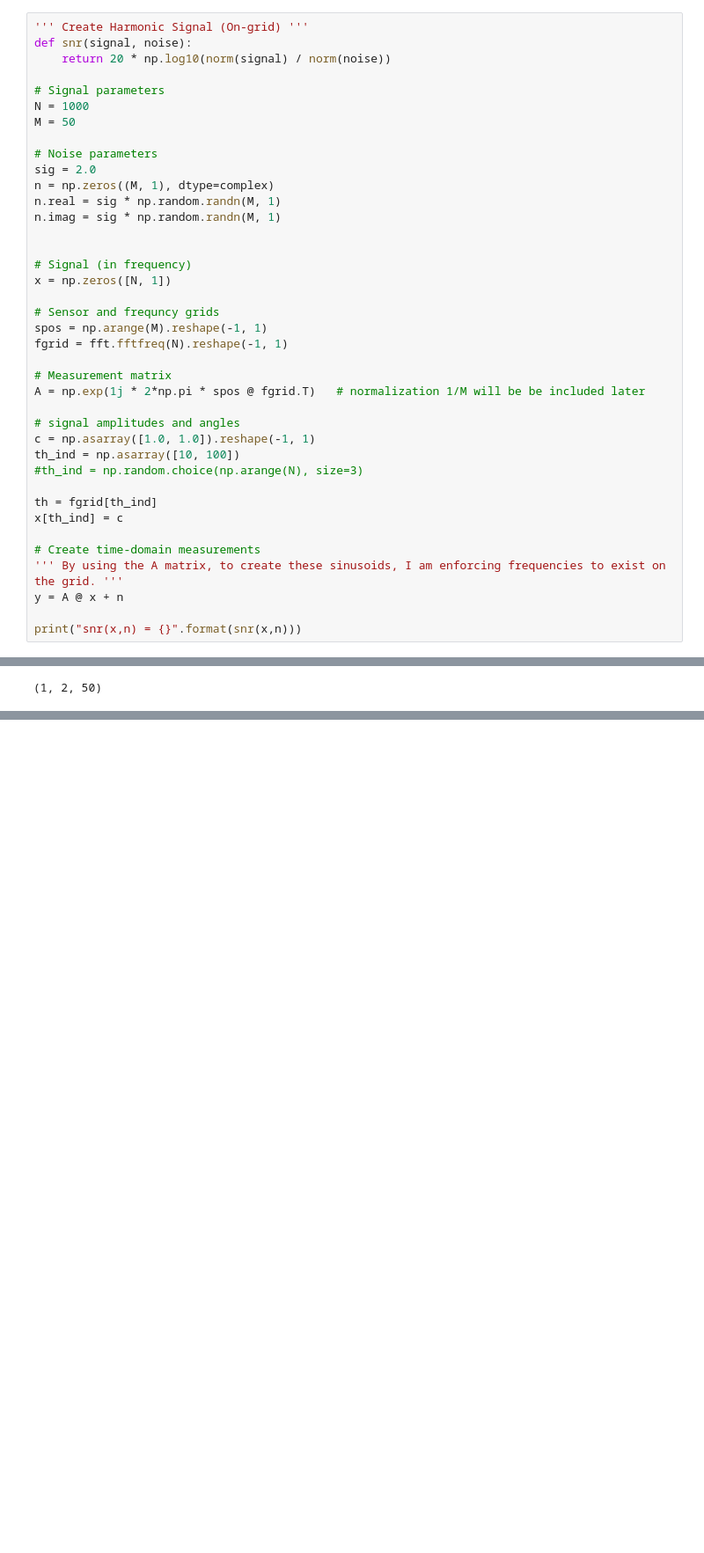
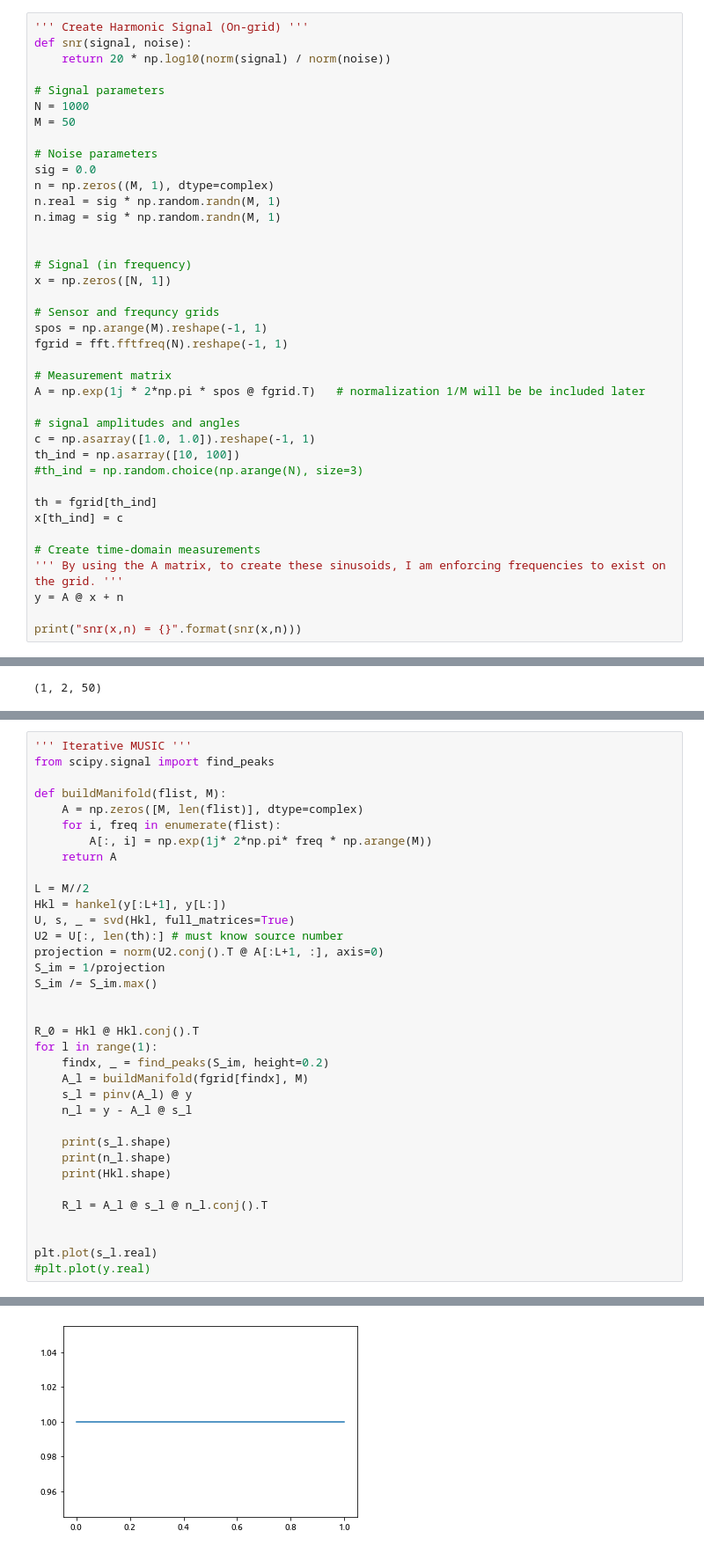
Before and after one commit to ElasticDuckCode/DeepFreq, a Jupyter notebook: FFT_vs_DeepFreq.ipynb, the cells around one changed output, grey strips where cells are left out. Shown at 88% size. Drawn from its saved outputs; the diff is of its cells as text; blank space fills up the shorter version.

```diff
--- a/FFT_vs_DeepFreq.ipynb
+++ b/FFT_vs_DeepFreq.ipynb
@@ -23,7 +23,7 @@ N = 1000
 M = 50
 
 # Noise parameters
-sig = 2.0
+sig = 0.0
 n = np.zeros((M, 1), dtype=complex)
 n.real = sig * np.random.randn(M, 1)
 n.imag = sig * np.random.randn(M, 1)
@@ -428,0 +429,36 @@ Canvas(toolbar=Toolbar(toolitems=[('Home', 'Reset original view', 'home', 'home'
+# %%
+''' Iterative MUSIC '''
+from scipy.signal import find_peaks
+
+def buildManifold(flist, M):
+    A = np.zeros([M, len(flist)], dtype=complex)
+    for i, freq in enumerate(flist):
+        A[:, i] = np.exp(1j* 2*np.pi* freq * np.arange(M))
+    return A
+
+L = M//2
+Hkl = hankel(y[:L+1], y[L:])
+U, s, _ = svd(Hkl, full_matrices=True)
+U2 = U[:, len(th):] # must know source number
+projection = norm(U2.conj().T @ A[:L+1, :], axis=0)
+S_im = 1/projection
+S_im /= S_im.max()
+
+
+R_0 = Hkl @ Hkl.conj().T
+for l in range(1):
+    findx, _ = find_peaks(S_im, height=0.2)
+    A_l = buildManifold(fgrid[findx], M)
+    s_l = pinv(A_l) @ y
+    n_l = y - A_l @ s_l
+
+    print(s_l.shape)
+    print(n_l.shape)
+    print(Hkl.shape)
+
+    R_l = A_l @ s_l @ n_l.conj().T
+
+
+plt.plot(s_l.real)
+#plt.plot(y.real)
+# %% [output]
@@ -428,0 +469 @@ Canvas(toolbar=Toolbar(toolitems=[('Home', 'Reset original view', 'home', 'home'
+[figure, added]
```
Also changed, not shown: parts of 11 cells of this notebook.
